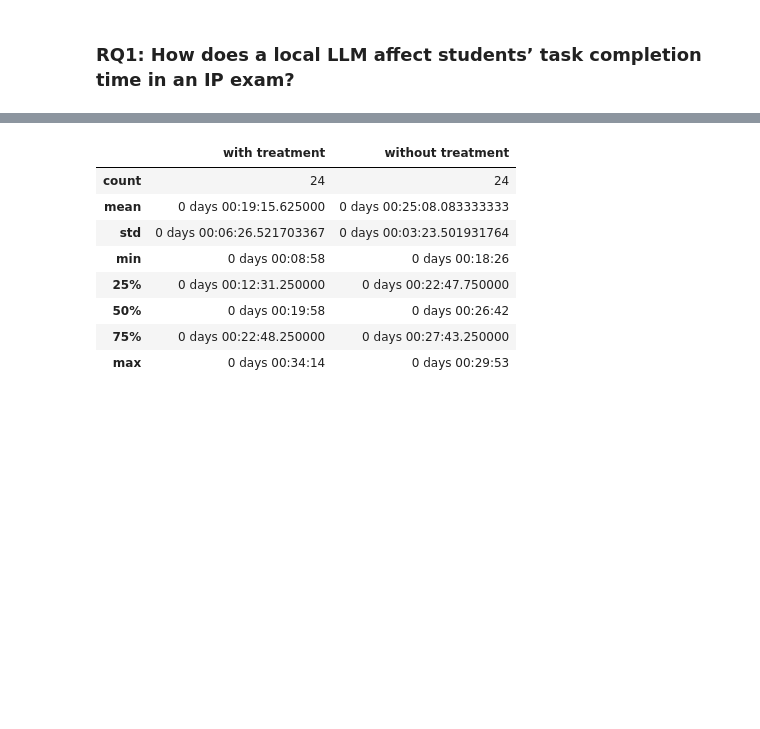
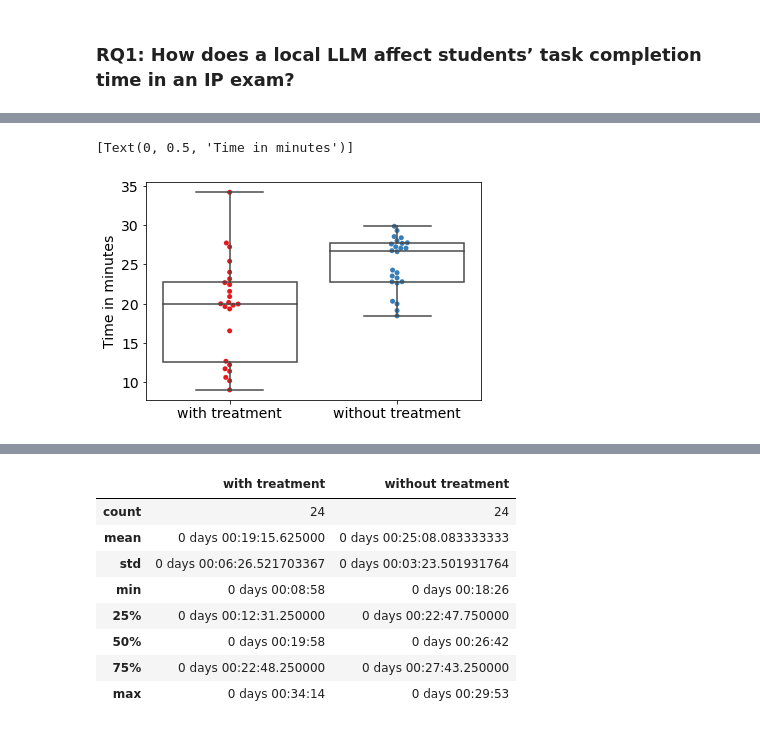
Before and after one commit to HelgeCPH/local_llm_experiment_setup, a Jupyter notebook: Analysis.ipynb, the cells around one changed output, grey strips where cells are left out. Saved outputs shown, nothing was run; the diff lists cells and outputs as text; code cells hidden in the pictures; blank space fills up the shorter version.

```diff
--- a/Analysis.ipynb
+++ b/Analysis.ipynb
@@ -195,0 +230,18 @@ plt.savefig("images/time_comparison.pdf", bbox_inches="tight")
+# %%
+df_time_with_treatment = df[df.llm_support == True].groupby("experiment_subject")["time"].sum().reset_index()
+df_time_with_treatment.drop(columns=["experiment_subject"], inplace=True)
+df_time_with_treatment["treatment"] = "with treatment"
+df_time_wo_treatment = df[df.llm_support == False].groupby("experiment_subject")["time"].sum().reset_index()
+df_time_wo_treatment.drop(columns=["experiment_subject"], inplace=True)
+df_time_wo_treatment["treatment"] = "without treatment"
+
+df_times = pd.concat((df_time_with_treatment, df_time_wo_treatment), axis=0, ignore_index=True)
+df_times.time = df_times.time.dt.total_seconds() / 60
+
+p1 = sns.boxplot(data=df_times, x="treatment", y="time", boxprops={"facecolor": "None"})
+p2 = sns.swarmplot(data=df_times, x="treatment", y="time", zorder=.5)
+p1.set(xlabel=None)
+p1.set(ylabel="Time in minutes")
+# %% [output]
+[Text(0, 0.5, 'Time in minutes')]
+[figure, added]
```
Also changed, not shown: parts of 40 cells of this notebook.
